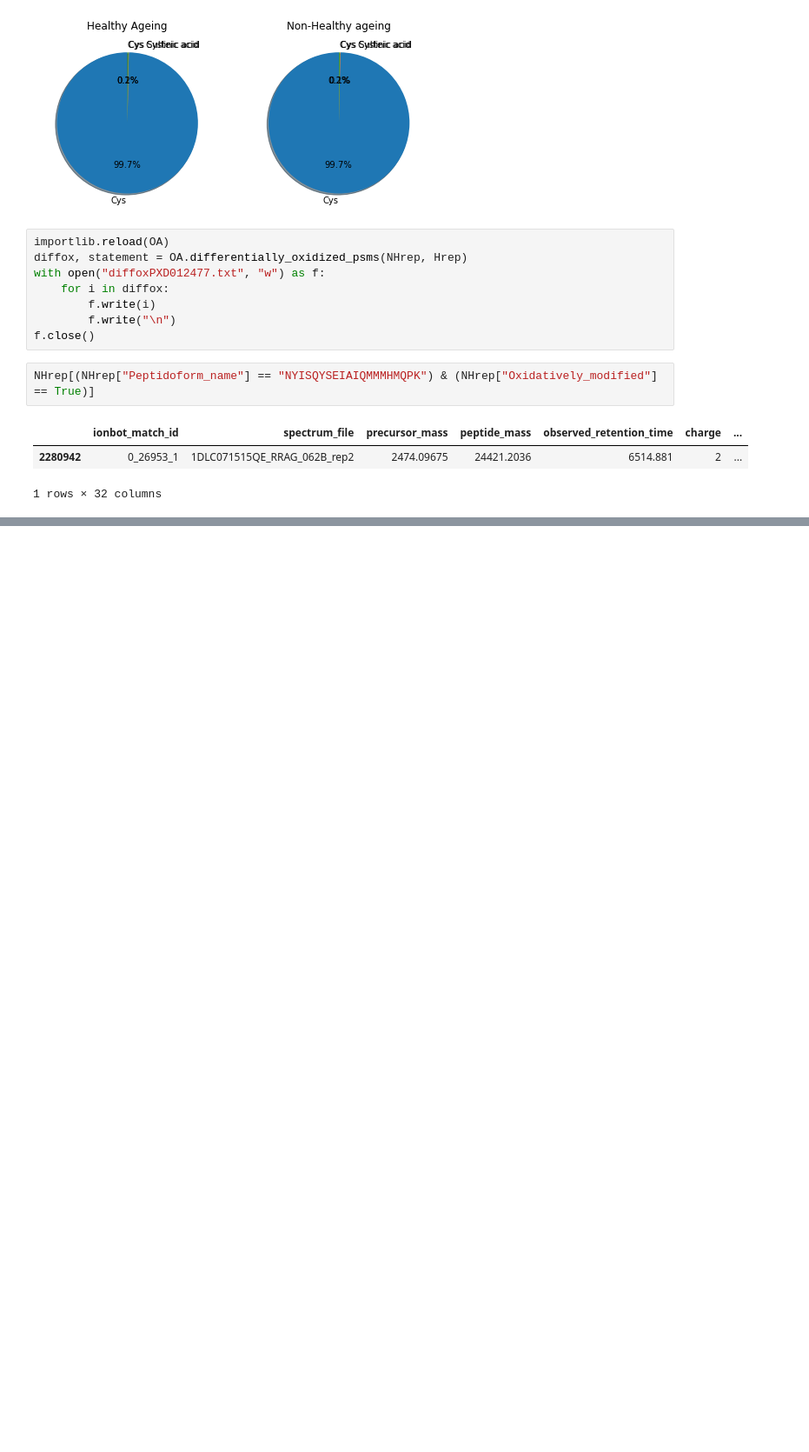
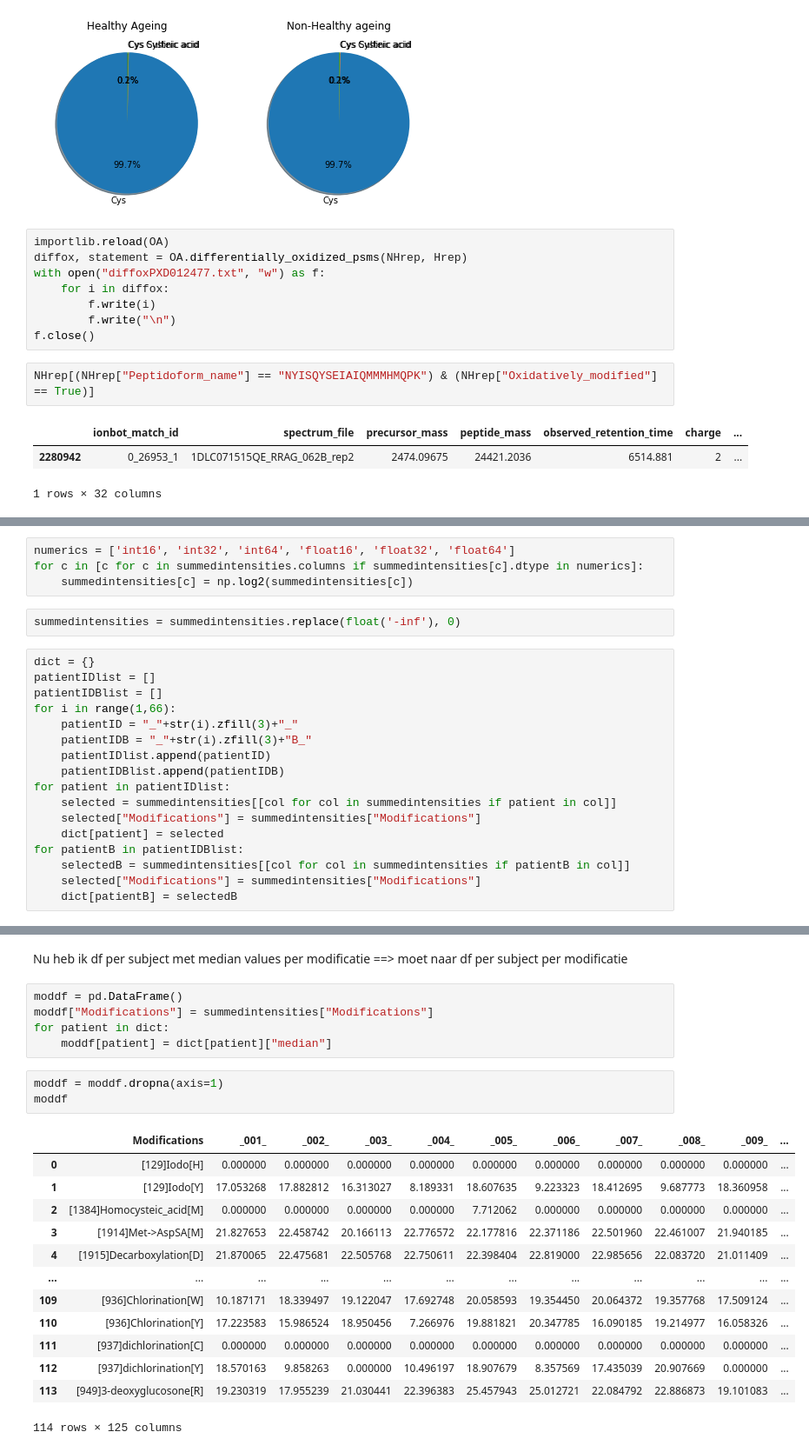
Before and after one commit to rodvrees/Master_Thesis, a Jupyter notebook: Project_analysis/PXD012477.ipynb, the cells around one changed output, grey strips where cells are left out. Shown at 87% size. Saved outputs shown, nothing was run; the diff lists cells and outputs as text; blank space fills up the shorter version.

```diff
--- a/Project_analysis/PXD012477.ipynb
+++ b/Project_analysis/PXD012477.ipynb
@@ -238,0 +317,23 @@ NHrep[(NHrep["Peptidoform_name"] == "NYISQYSEIAIQMMMHMQPK") & (NHrep["Oxidativel
+# %%
+numerics = ['int16', 'int32', 'int64', 'float16', 'float32', 'float64']
+for c in [c for c in summedintensities.columns if summedintensities[c].dtype in numerics]:
+    summedintensities[c] = np.log2(summedintensities[c])
+# %%
+summedintensities = summedintensities.replace(float('-inf'), 0)
+# %%
+dict = {}
+patientIDlist = []
+patientIDBlist = []
+for i in range(1,66):
+    patientID = "_"+str(i).zfill(3)+"_"
+    patientIDB = "_"+str(i).zfill(3)+"B_"
+    patientIDlist.append(patientID)
+    patientIDBlist.append(patientIDB)
+for patient in patientIDlist:
+    selected = summedintensities[[col for col in summedintensities if patient in col]]
+    selected["Modifications"] = summedintensities["Modifications"]
+    dict[patient] = selected
+for patientB in patientIDBlist:
+    selectedB = summedintensities[[col for col in summedintensities if patientB in col]]
+    selected["Modifications"] = summedintensities["Modifications"]
+    dict[patientB] = selectedB
@@ -238,0 +359,24 @@ NHrep[(NHrep["Peptidoform_name"] == "NYISQYSEIAIQMMMHMQPK") & (NHrep["Oxidativel
+# %% [markdown]
+Nu heb ik df per subject met median values per modificatie ==> moet naar df per subject per modificatie
+# %%
+moddf = pd.DataFrame()
+moddf["Modifications"] = summedintensities["Modifications"]
+for patient in dict:
+    moddf[patient] = dict[patient]["median"]
+# %%
+moddf = moddf.dropna(axis=1)
+moddf
+# %% [output]
+|  | Modifications | _001_ | _002_ | _003_ | _004_ | _005_ | _006_ | _007_ | _008_ | _009_ | ... |
+| 0 | [129]Iodo[H] | 0.000000 | 0.000000 | 0.000000 | 0.000000 | 0.000000 | 0.000000 | 0.000000 | 0.000000 | 0.000000 | ... |
+| 1 | [129]Iodo[Y] | 17.053268 | 17.882812 | 16.313027 | 8.189331 | 18.607635 | 9.223323 | 18.412695 | 9.687773 | 18.360958 | ... |
+| 2 | [1384]Homocysteic_acid[M] | 0.000000 | 0.000000 | 0.000000 | 0.000000 | 7.712062 | 0.000000 | 0.000000 | 0.000000 | 0.000000 | ... |
+| 3 | [1914]Met->AspSA[M] | 21.827653 | 22.458742 | 20.166113 | 22.776572 | 22.177816 | 22.371186 | 22.501960 | 22.461007 | 21.940185 | ... |
+| 4 | [1915]Decarboxylation[D] | 21.870065 | 22.475681 | 22.505768 | 22.750611 | 22.398404 | 22.819000 | 22.985656 | 22.083720 | 21.011409 | ... |
+| ... | ... | ... | ... | ... | ... | ... | ... | ... | ... | ... | ... |
+| 109 | [936]Chlorination[W] | 10.187171 | 18.339497 | 19.122047 | 17.692748 | 20.058593 | 19.354450 | 20.064372 | 19.357768 | 17.509124 | ... |
+| 110 | [936]Chlorination[Y] | 17.223583 | 15.986524 | 18.950456 | 7.266976 | 19.881821 | 20.347785 | 16.090185 | 19.214977 | 16.058326 | ... |
+| 111 | [937]dichlorination[C] | 0.000000 | 0.000000 | 0.000000 | 0.000000 | 0.000000 | 0.000000 | 0.000000 | 0.000000 | 0.000000 | ... |
+| 112 | [937]dichlorination[Y] | 18.570163 | 9.858263 | 0.000000 | 10.496197 | 18.907679 | 8.357569 | 17.435039 | 20.907669 | 0.000000 | ... |
+| 113 | [949]3-deoxyglucosone[R] | 19.230319 | 17.955239 | 21.030441 | 22.396383 | 25.457943 | 25.012721 | 22.084792 | 22.886873 | 19.101083 | ... |
+114 rows × 125 columns
```
Also changed, not shown: parts of 18 cells of this notebook, 2 other files.
